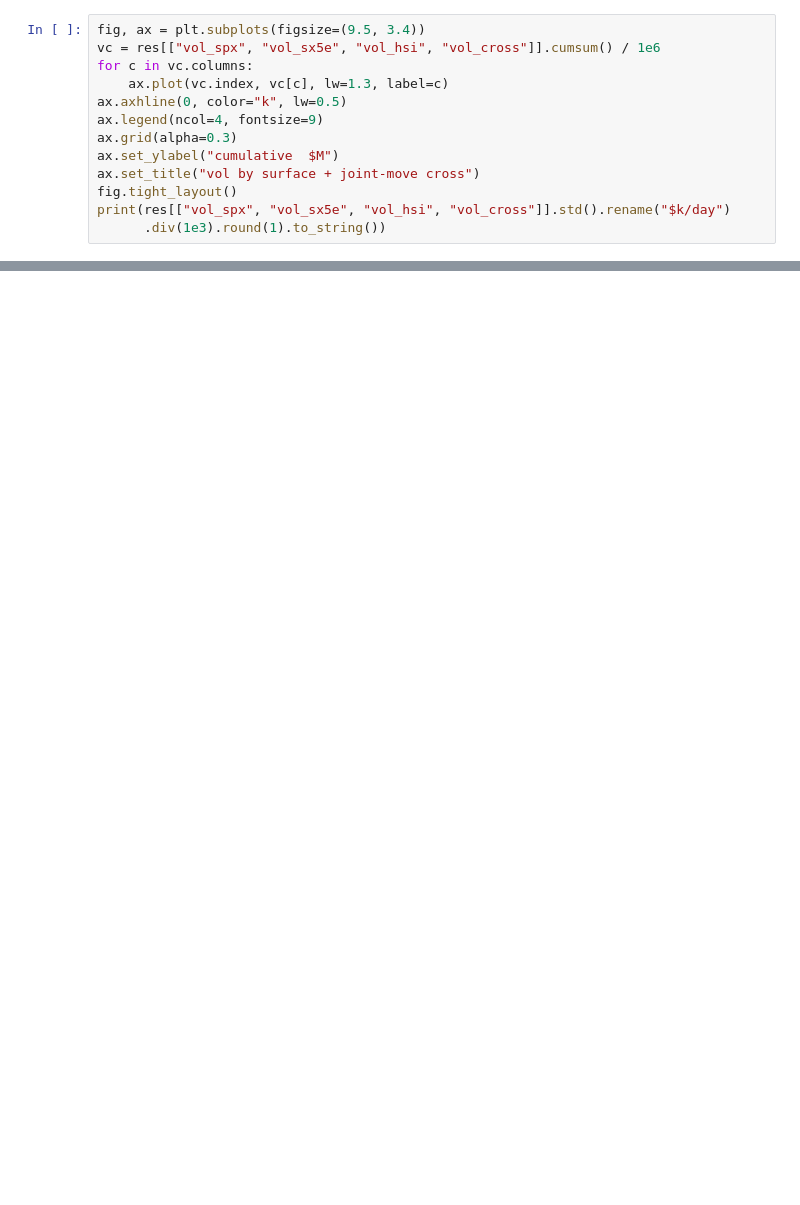
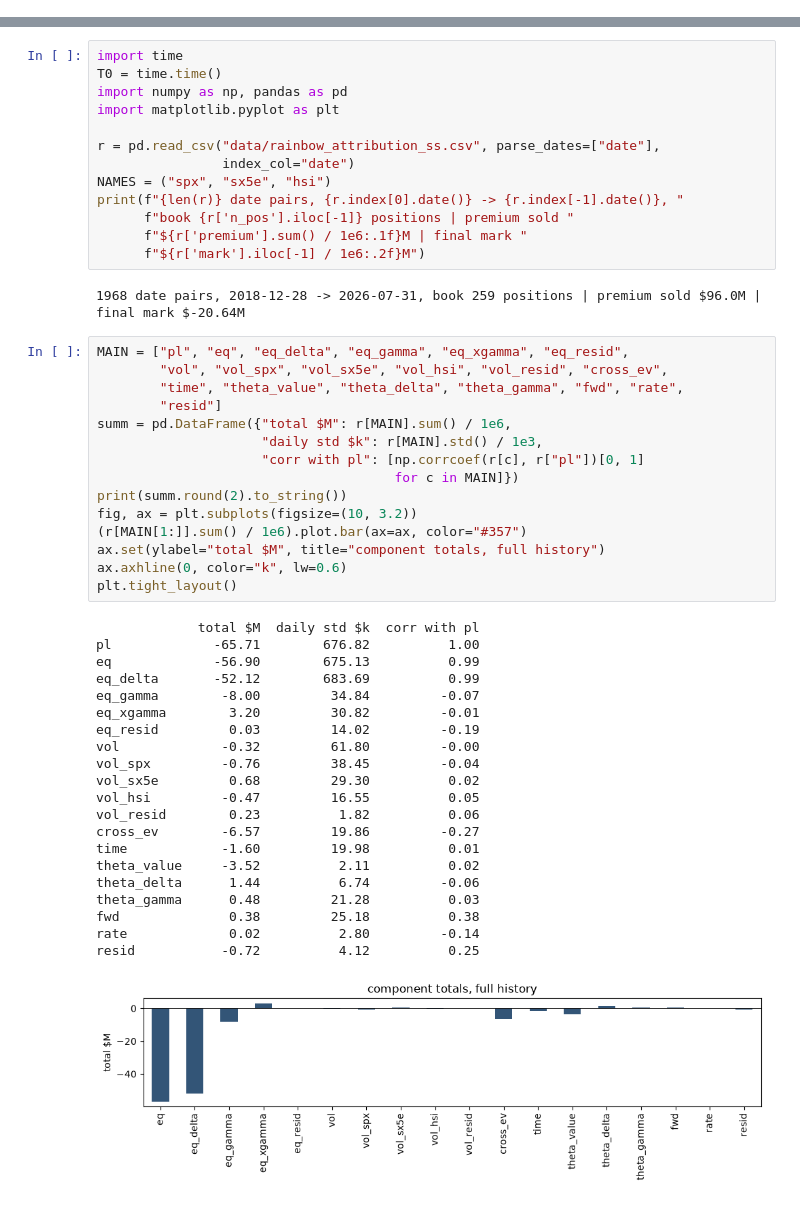
Before and after one commit to yufeng66/vol_pca, a Jupyter notebook: rainbow_attribution.ipynb, the cells around one changed output, grey strips where cells are left out. Drawn from its saved outputs; the diff is of its cells as text; blank space fills up the shorter version.

```diff
--- a/rainbow_attribution.ipynb
+++ b/rainbow_attribution.ipynb
@@ -173,13 +0,0 @@ re-cut is the factor-model stage's job, not this notebook's.
-# %%
-fig, ax = plt.subplots(figsize=(9.5, 3.4))
-vc = res[["vol_spx", "vol_sx5e", "vol_hsi", "vol_cross"]].cumsum() / 1e6
-for c in vc.columns:
-    ax.plot(vc.index, vc[c], lw=1.3, label=c)
-ax.axhline(0, color="k", lw=0.5)
-ax.legend(ncol=4, fontsize=9)
-ax.grid(alpha=0.3)
-ax.set_ylabel("cumulative  $M")
-ax.set_title("vol by surface + joint-move cross")
-fig.tight_layout()
-print(res[["vol_spx", "vol_sx5e", "vol_hsi", "vol_cross"]].std().rename("$k/day")
-      .div(1e3).round(1).to_string())
@@ -333,0 +32,52 @@ resid std: $4,121 overall | $4,367 on settle days | $1,902 otherwise
+# %%
+import time
+T0 = time.time()
+import numpy as np, pandas as pd
+import matplotlib.pyplot as plt
+
+r = pd.read_csv("data/rainbow_attribution_ss.csv", parse_dates=["date"],
+                index_col="date")
+NAMES = ("spx", "sx5e", "hsi")
+print(f"{len(r)} date pairs, {r.index[0].date()} -> {r.index[-1].date()}, "
+      f"book {r['n_pos'].iloc[-1]} positions | premium sold "
+      f"${r['premium'].sum() / 1e6:.1f}M | final mark "
+      f"${r['mark'].iloc[-1] / 1e6:.2f}M")
+# %% [output]
+1968 date pairs, 2018-12-28 -> 2026-07-31, book 259 positions | premium sold $96.0M | final mark $-20.64M
+# %%
+MAIN = ["pl", "eq", "eq_delta", "eq_gamma", "eq_xgamma", "eq_resid",
+        "vol", "vol_spx", "vol_sx5e", "vol_hsi", "vol_resid", "cross_ev",
+        "time", "theta_value", "theta_delta", "theta_gamma", "fwd", "rate",
+        "resid"]
+summ = pd.DataFrame({"total $M": r[MAIN].sum() / 1e6,
+                     "daily std $k": r[MAIN].std() / 1e3,
+                     "corr with pl": [np.corrcoef(r[c], r["pl"])[0, 1]
+                                      for c in MAIN]})
+print(summ.round(2).to_string())
+fig, ax = plt.subplots(figsize=(10, 3.2))
+(r[MAIN[1:]].sum() / 1e6).plot.bar(ax=ax, color="#357")
+ax.set(ylabel="total $M", title="component totals, full history")
+ax.axhline(0, color="k", lw=0.6)
+plt.tight_layout()
+# %% [output]
+             total $M  daily std $k  corr with pl
+pl             -65.71        676.82          1.00
+eq             -56.90        675.13          0.99
+eq_delta       -52.12        683.69          0.99
+eq_gamma        -8.00         34.84         -0.07
+eq_xgamma        3.20         30.82         -0.01
+eq_resid         0.03         14.02         -0.19
+vol             -0.32         61.80         -0.00
+vol_spx         -0.76         38.45         -0.04
+vol_sx5e         0.68         29.30          0.02
+vol_hsi         -0.47         16.55          0.05
+vol_resid        0.23          1.82          0.06
+cross_ev        -6.57         19.86         -0.27
+time            -1.60         19.98          0.01
+theta_value     -3.52          2.11          0.02
+theta_delta      1.44          6.74         -0.06
+theta_gamma      0.48         21.28          0.03
+fwd              0.38         25.18          0.38
+rate             0.02          2.80         -0.14
+resid           -0.72          4.12          0.25
+[figure, added]
```
Also changed, not shown: parts of 32 cells of this notebook, 3 other files.
